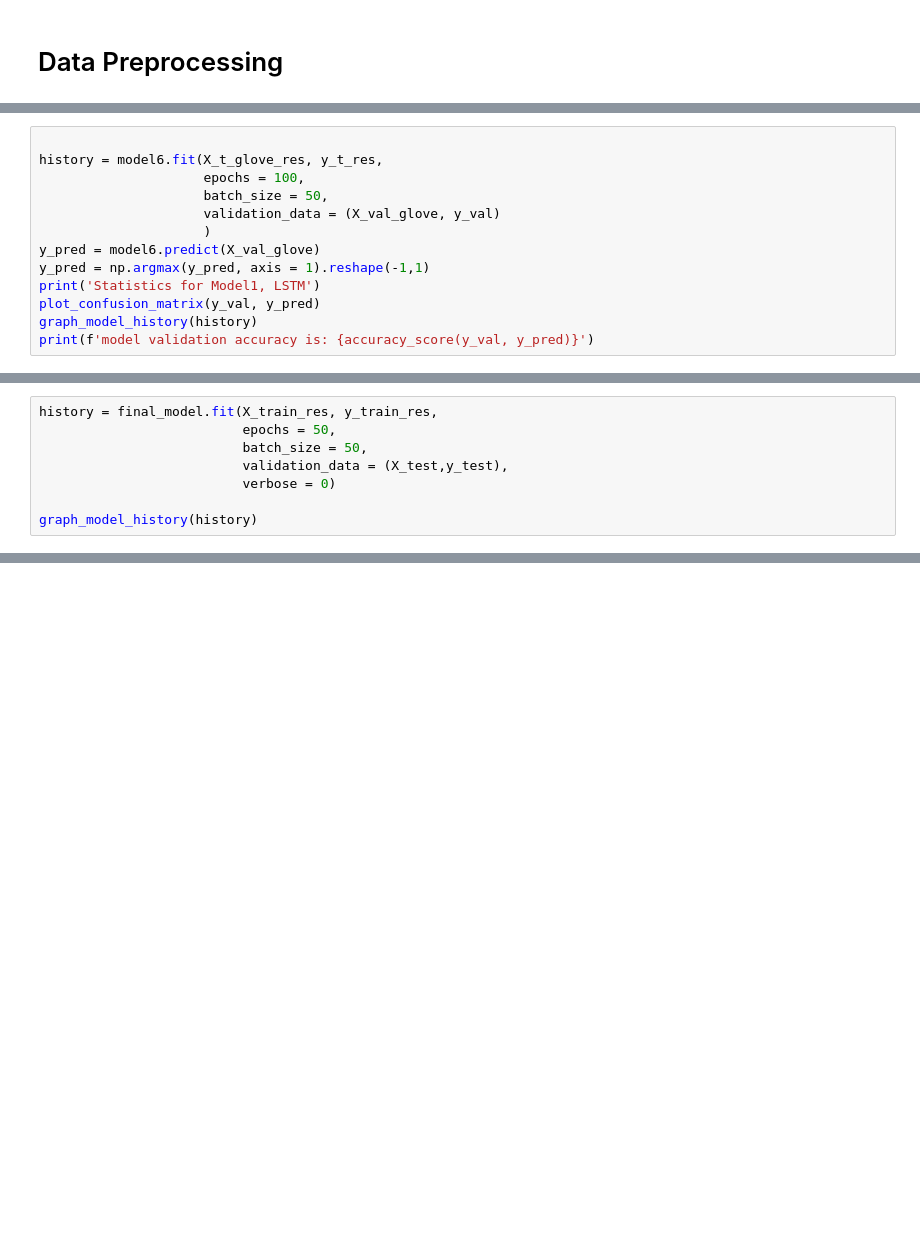
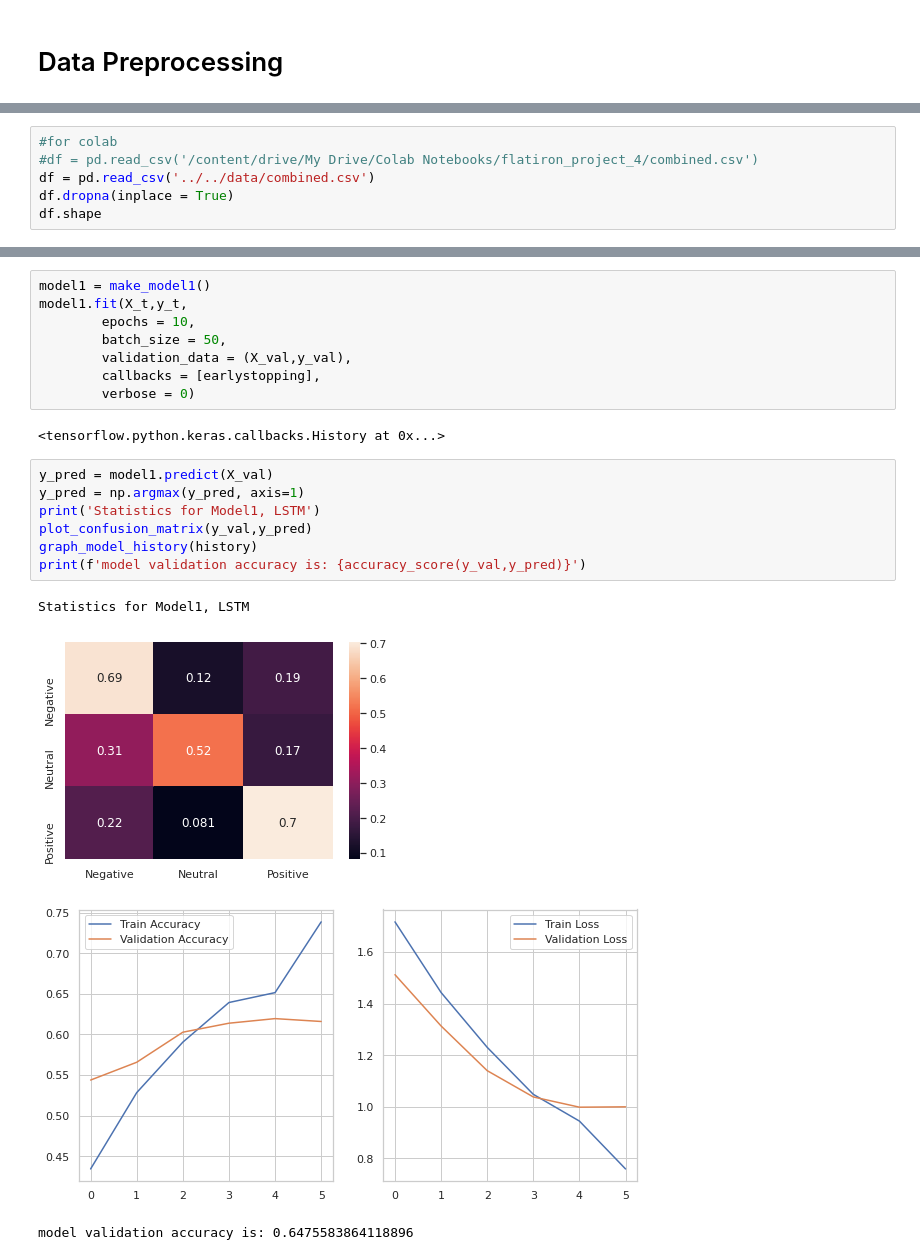
Before and after one commit to Caellwyn/product-flexible-twitter-sentiment-analysis, a Jupyter notebook: notebooks/exploratory/josh_LSTM_models.ipynb, the cells around one changed output, grey strips where cells are left out. Drawn from its saved outputs; the diff is of its cells as text; blank space fills up the shorter version.

```diff
--- a/notebooks/exploratory/josh_LSTM_models.ipynb
+++ b/notebooks/exploratory/josh_LSTM_models.ipynb
@@ -668,13 +77,0 @@ Optimizer chose: rmsprop
-# %%
-
-history = model6.fit(X_t_glove_res, y_t_res,
-                     epochs = 100,
-                     batch_size = 50,
-                     validation_data = (X_val_glove, y_val)
-                     )
-y_pred = model6.predict(X_val_glove)
-y_pred = np.argmax(y_pred, axis = 1).reshape(-1,1)
-print('Statistics for Model1, LSTM')
-plot_confusion_matrix(y_val, y_pred)
-graph_model_history(history)
-print(f'model validation accuracy is: {accuracy_score(y_val, y_pred)}')
@@ -744,8 +77,0 @@ Hyperparameters:
-# %%
-history = final_model.fit(X_train_res, y_train_res,
-                          epochs = 50,
-                          batch_size = 50,
-                          validation_data = (X_test,y_test),
-                          verbose = 0)
-
-graph_model_history(history)
@@ -766,0 +78,6 @@ In all, I do not believe an LSTM is the correct way to proceed with this dataset
+# %%
+#for colab
+#df = pd.read_csv('/content/drive/My Drive/Colab Notebooks/flatiron_project_4/combined.csv')
+df = pd.read_csv('../../data/combined.csv')
+df.dropna(inplace = True)
+df.shape
@@ -766,0 +137,22 @@ In all, I do not believe an LSTM is the correct way to proceed with this dataset
+# %%
+model1 = make_model1()
+model1.fit(X_t,y_t,
+        epochs = 10,
+        batch_size = 50,
+        validation_data = (X_val,y_val),
+        callbacks = [earlystopping],
+        verbose = 0)
+# %% [output]
+<tensorflow.python.keras.callbacks.History at 0x...>
+# %%
+y_pred = model1.predict(X_val)
+y_pred = np.argmax(y_pred, axis=1)
+print('Statistics for Model1, LSTM')
+plot_confusion_matrix(y_val,y_pred)
+graph_model_history(history)
+print(f'model validation accuracy is: {accuracy_score(y_val,y_pred)}')
+# %% [output]
+Statistics for Model1, LSTM
+[figure, added]
+[figure, added]
+model validation accuracy is: 0.6475583864118896
```
Also changed, not shown: parts of 84 cells of this notebook, 4 other files.
